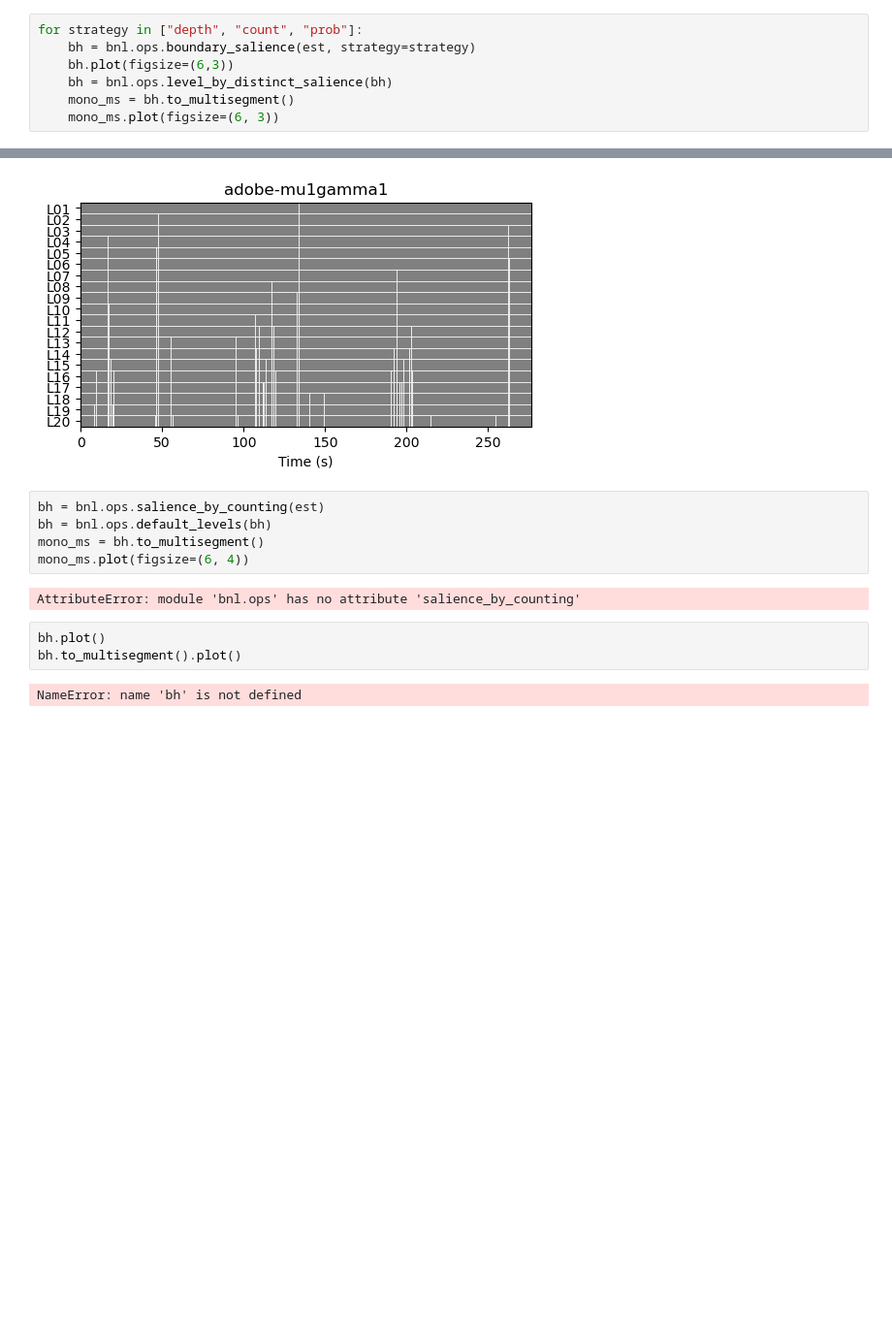
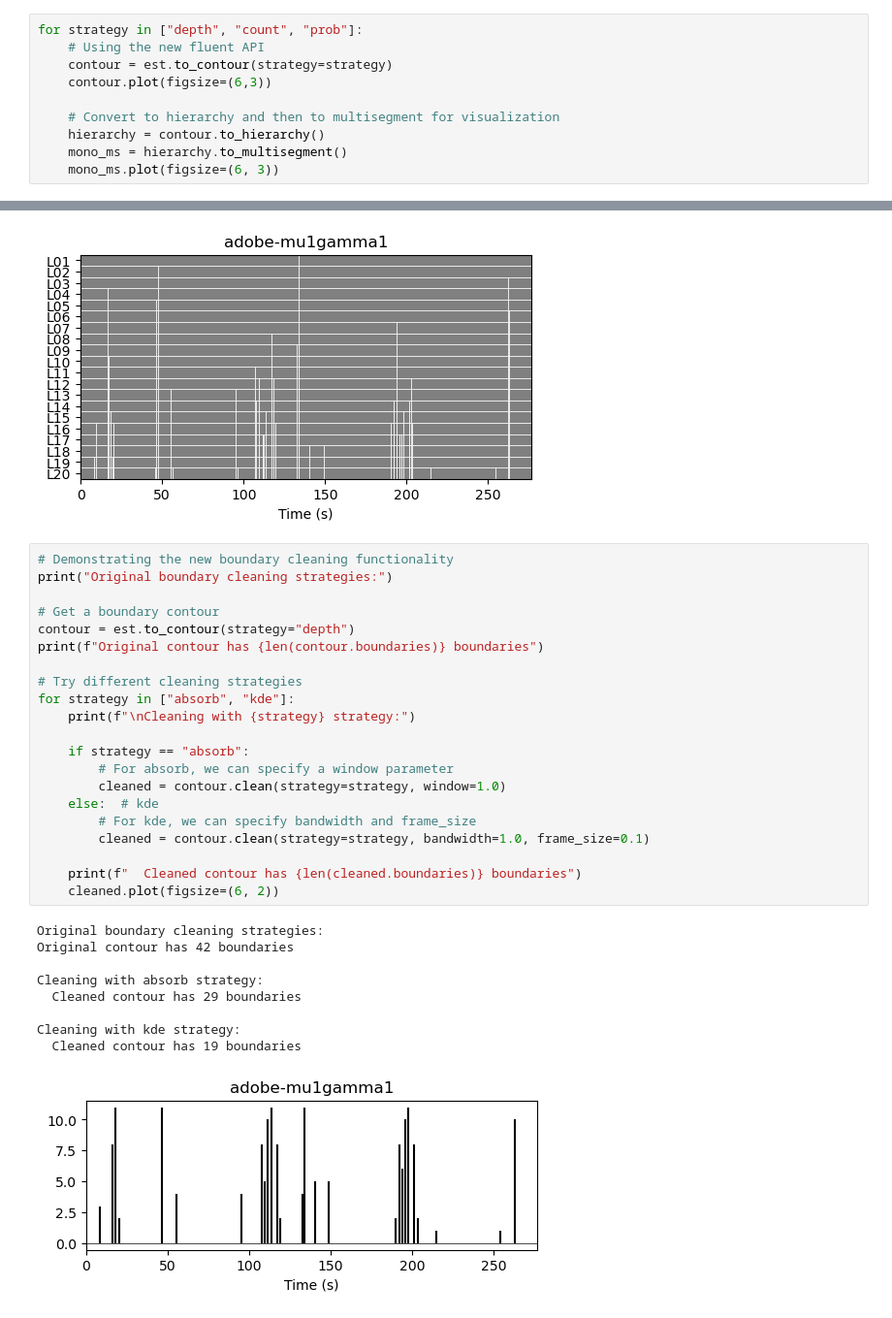
Before and after one commit to tomxi/bnl, a Jupyter notebook: notebooks/development.ipynb, the cells around one changed output, grey strips where cells are left out. Shown at 97% size. Cells and saved outputs as stored; diff of their text form; blank space fills up the shorter version.

```diff
--- a/notebooks/development.ipynb
+++ b/notebooks/development.ipynb
@@ -43,10 +43,13 @@ est.plot(figsize=(6,4))
 [figure]
 # %%
 for strategy in ["depth", "count", "prob"]:
-    bh = bnl.ops.boundary_salience(est, strategy=strategy)
-    bh.plot(figsize=(6,3))
-    bh = bnl.ops.level_by_distinct_salience(bh)
-    mono_ms = bh.to_multisegment()
+    # Using the new fluent API
+    contour = est.to_contour(strategy=strategy)
+    contour.plot(figsize=(6,3))
+
+    # Convert to hierarchy and then to multisegment for visualization
+    hierarchy = contour.to_hierarchy()
+    mono_ms = hierarchy.to_multisegment()
     mono_ms.plot(figsize=(6, 3))
 # %% [output]
 [figure]
@@ -55,15 +58,34 @@ for strategy in ["depth", "count", "prob"]:
 [figure]
 [figure]
 [figure]
-# %%
-bh = bnl.ops.salience_by_counting(est)
-bh = bnl.ops.default_levels(bh)
-mono_ms = bh.to_multisegment()
-mono_ms.plot(figsize=(6, 4))
-# %% [output]
-AttributeError: module 'bnl.ops' has no attribute 'salience_by_counting'
-# %%
-bh.plot()
-bh.to_multisegment().plot()
-# %% [output]
-NameError: name 'bh' is not defined
+# %%
+# Demonstrating the new boundary cleaning functionality
+print("Original boundary cleaning strategies:")
+
+# Get a boundary contour
+contour = est.to_contour(strategy="depth")
+print(f"Original contour has {len(contour.boundaries)} boundaries")
+
+# Try different cleaning strategies
+for strategy in ["absorb", "kde"]:
+    print(f"\nCleaning with {strategy} strategy:")
+
+    if strategy == "absorb":
+        # For absorb, we can specify a window parameter
+        cleaned = contour.clean(strategy=strategy, window=1.0)
+    else:  # kde
+        # For kde, we can specify bandwidth and frame_size
+        cleaned = contour.clean(strategy=strategy, bandwidth=1.0, frame_size=0.1)
+
+    print(f"  Cleaned contour has {len(cleaned.boundaries)} boundaries")
+    cleaned.plot(figsize=(6, 2))
+# %% [output]
+Original boundary cleaning strategies:
+Original contour has 42 boundaries
+
+Cleaning with absorb strategy:
+  Cleaned contour has 29 boundaries
+
+Cleaning with kde strategy:
+  Cleaned contour has 19 boundaries
+[figure, added]
```
Also changed, not shown: parts of 4 cells of this notebook, 4 other files.
